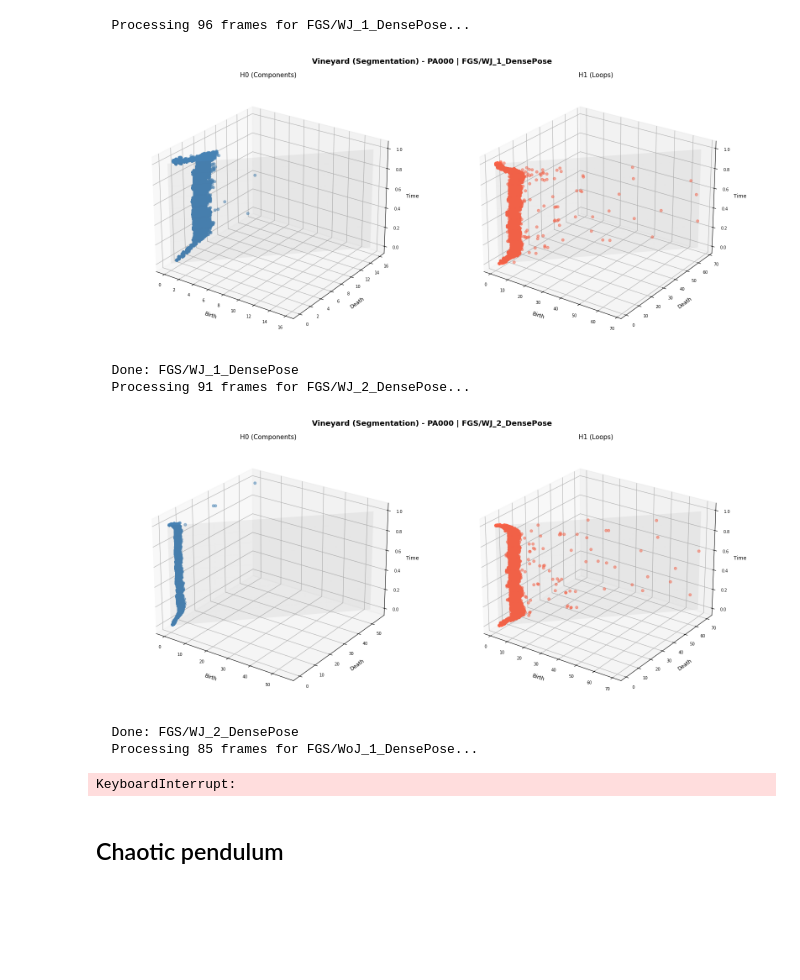
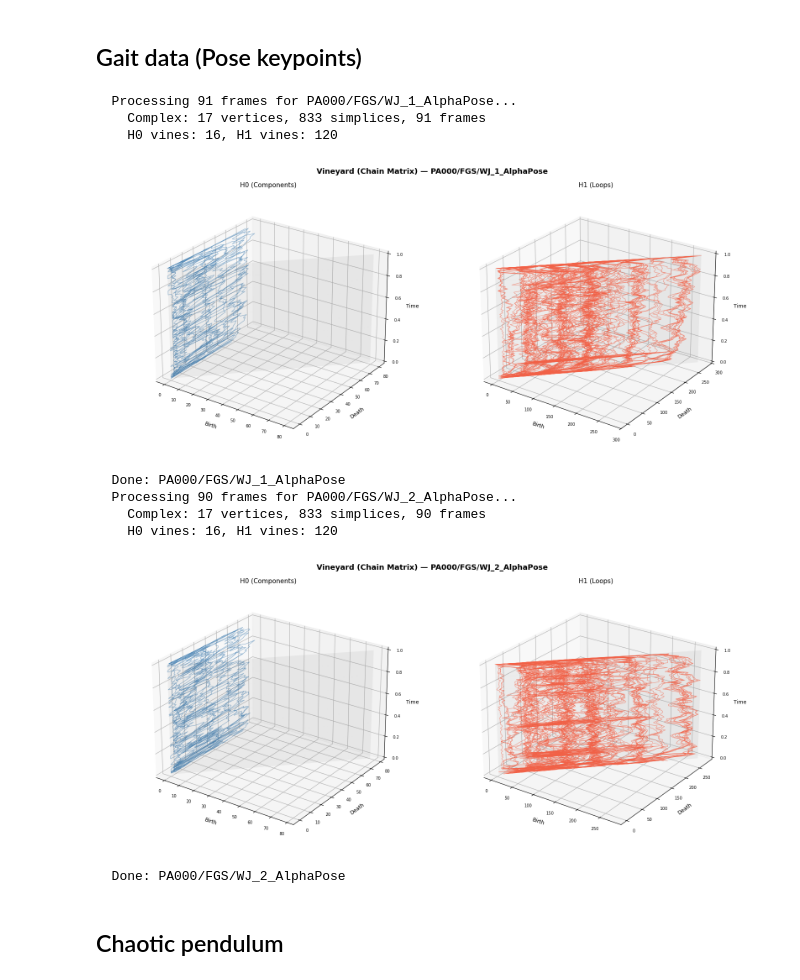
Before and after one commit to scarroy-02/vineyard_datasets, a Jupyter notebook: test.ipynb, the cells around one changed output. Cells and saved outputs as stored; diff of their text form; code cells hidden in the pictures; blank space fills up the shorter version.

```diff
--- a/test.ipynb
+++ b/test.ipynb
@@ -1,2 +1,4 @@
+# %% [markdown]
+## Gait data (Pose keypoints)
 # %%
 %matplotlib widget
@@ -106,21 +182,23 @@ def visualize_trial_vineyard(trial_dir):
     plt.show()
     print(f"  Done: {label}")
 # %%
-for patient_dir in sorted(SEGMENTATION_DIR.iterdir()):
+for patient_dir in sorted(POSE_DIR.iterdir()):
     if not patient_dir.is_dir():
         continue
-    for trial_dir in sorted(patient_dir.rglob("*_DensePose")):
-        if trial_dir.is_dir():
-            visualize_trial_vineyard(trial_dir)
+    for json_path in sorted(patient_dir.rglob("*_AlphaPose.json"))[:2]:
+        visualize_pose_vineyard(json_path)
+        # break
 # %% [output]
-  Processing 96 frames for FGS/WJ_1_DensePose...
+  Processing 91 frames for PA000/FGS/WJ_1_AlphaPose...
+    Complex: 17 vertices, 833 simplices, 91 frames
+    H0 vines: 16, H1 vines: 120
-[figure, old version]
+[figure, new version]
-  Done: FGS/WJ_1_DensePose
-  Processing 91 frames for FGS/WJ_2_DensePose...
+  Done: PA000/FGS/WJ_1_AlphaPose
+  Processing 90 frames for PA000/FGS/WJ_2_AlphaPose...
+    Complex: 17 vertices, 833 simplices, 90 frames
+    H0 vines: 16, H1 vines: 120
-[figure, old version]
+[figure, new version]
-  Done: FGS/WJ_2_DensePose
-  Processing 85 frames for FGS/WoJ_1_DensePose...
+  Done: PA000/FGS/WJ_2_AlphaPose
-KeyboardInterrupt:
 # %% [markdown]
 ## Chaotic pendulum
 # %%
```
Also changed, not shown: parts of 1 cell of this notebook, 2 other files.
